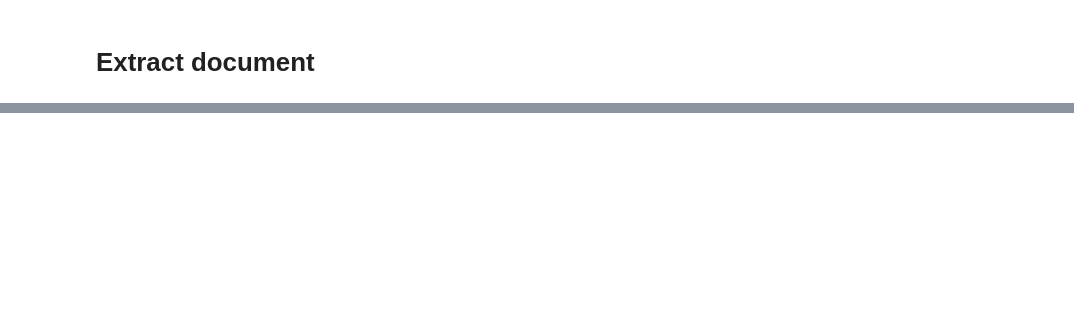
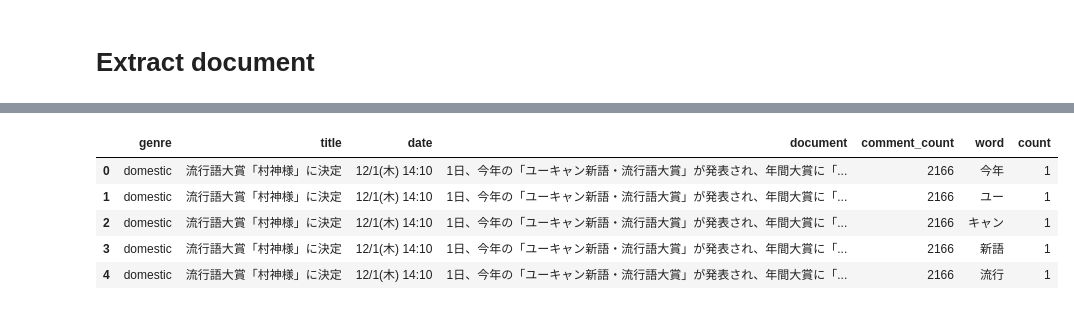
Before and after one commit to River-bok/news-analysis, a Jupyter notebook: new_analysis.ipynb, the cells around one changed output, grey strips where cells are left out. Cells and saved outputs as stored; diff of their text form; code cells hidden in the pictures; blank space fills up the shorter version.

```diff
--- a/new_analysis.ipynb
+++ b/new_analysis.ipynb
@@ -12,6 +15,6 @@ import torch
 # %% [markdown]
 # Get title and URLS
 # %%
-jans = ["domestic", "world", "business", "entertainment", "sports", "it", "science", "local"]
+genres = ["domestic", "world", "business", "entertainment", "sports", "it", "science", "local"]
 # %%
 def make_URL(idx: int, jan: str) -> str:
@@ -90,7 +93,7 @@ print(concat)
 # %% [markdown]
 # Loop for getting title and URL
 # %%
-concat_jan = {}
-for jan in jans:
-  concat = make_jan_title_url(jan)
-  concat_jan[jan] = concat
+concat_genre = {}
+for genre in genres:
+    concat = make_jan_title_url(genre)
+    concat_genre[genre] = concat
@@ -181,2 +195,0 @@ for jan in tqdm(jans):
-# %%
-df = pd.read_csv('/content/result_yahoo_totyu.csv')
@@ -277,29 +254,35 @@ def get_count(text: str) -> list:
-# %%
-df = df.reset_index(drop=True)
 # %%
 df = df.reset_index(drop=True)
 df_results = pd.DataFrame(columns=['genre', 'title', 'date', 'document', 'comment_count', 'word', 'count'])
 for  idx, i in enumerate(range(df.shape[0])):
     df_result = pd.DataFrame(columns=['genre', 'title', 'date', 'document', 'comment_count', 'word', 'count'])
     df_ = df.iloc[[i]]
     genre = df_['genre'].values[0]
     title = df_['title'].values[0]
     date = df_['date'].values[0]
     text = df_['document'].values[0]
     comment_count = df_['comment_count'].values[0]
     if  text is not np.nan:
-      word_list = get_count(text)
-      words = [j[0]for j in word_list]
-      count = [j[1]for j in word_list]
-      df_result['word'] = words
-      df_result['count'] = count
-      df_result['genre'] = genre
-      df_result['title'] = title
-      df_result['date'] = date
-      df_result['document'] = text
-      df_result['comment_count'] = comment_count
+        word_list = get_count(text)
+        words = [j[0]for j in word_list]
+        count = [j[1]for j in word_list]
+        df_result['word'] = words
+        df_result['count'] = count
+        df_result['genre'] = genre
+        df_result['title'] = title
+        df_result['date'] = date
+        df_result['document'] = text
+        df_result['comment_count'] = comment_count
+        df_results = pd.concat([df_results, df_result], axis=0)
 
-      df_results = pd.concat([df_results, df_result], axis=0)
+display(df_results.head(5))
+# %% [output]
+|  | genre | title | date | document | comment_count | word | count |
+| 0 | domestic | 流行語大賞「村神様」に決定 | 12/1(木) 14:10 | 1日、今年の「ユーキャン新語・流行語大賞」が発表され、年間大賞に「... | 2166 | 今年 | 1 |
+| 1 | domestic | 流行語大賞「村神様」に決定 | 12/1(木) 14:10 | 1日、今年の「ユーキャン新語・流行語大賞」が発表され、年間大賞に「... | 2166 | ユー | 1 |
+| 2 | domestic | 流行語大賞「村神様」に決定 | 12/1(木) 14:10 | 1日、今年の「ユーキャン新語・流行語大賞」が発表され、年間大賞に「... | 2166 | キャン | 1 |
+| 3 | domestic | 流行語大賞「村神様」に決定 | 12/1(木) 14:10 | 1日、今年の「ユーキャン新語・流行語大賞」が発表され、年間大賞に「... | 2166 | 新語 | 1 |
+| 4 | domestic | 流行語大賞「村神様」に決定 | 12/1(木) 14:10 | 1日、今年の「ユーキャン新語・流行語大賞」が発表され、年間大賞に「... | 2166 | 流行 | 1 |
 # %%
 df_results_copy = df_results.copy()
 df_results_copy['genre'] = "all"
```
Also changed, not shown: parts of 16 cells of this notebook.
